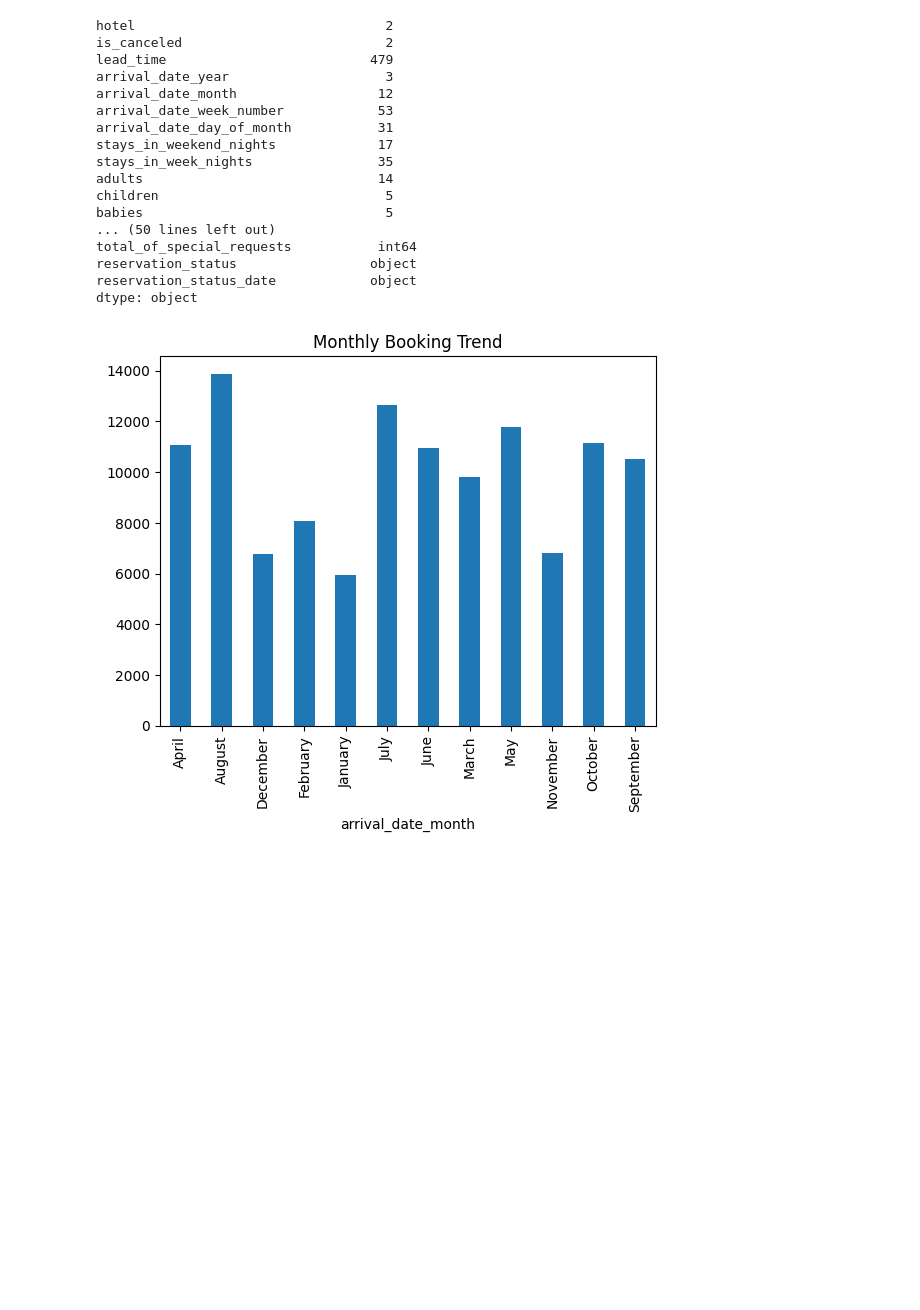
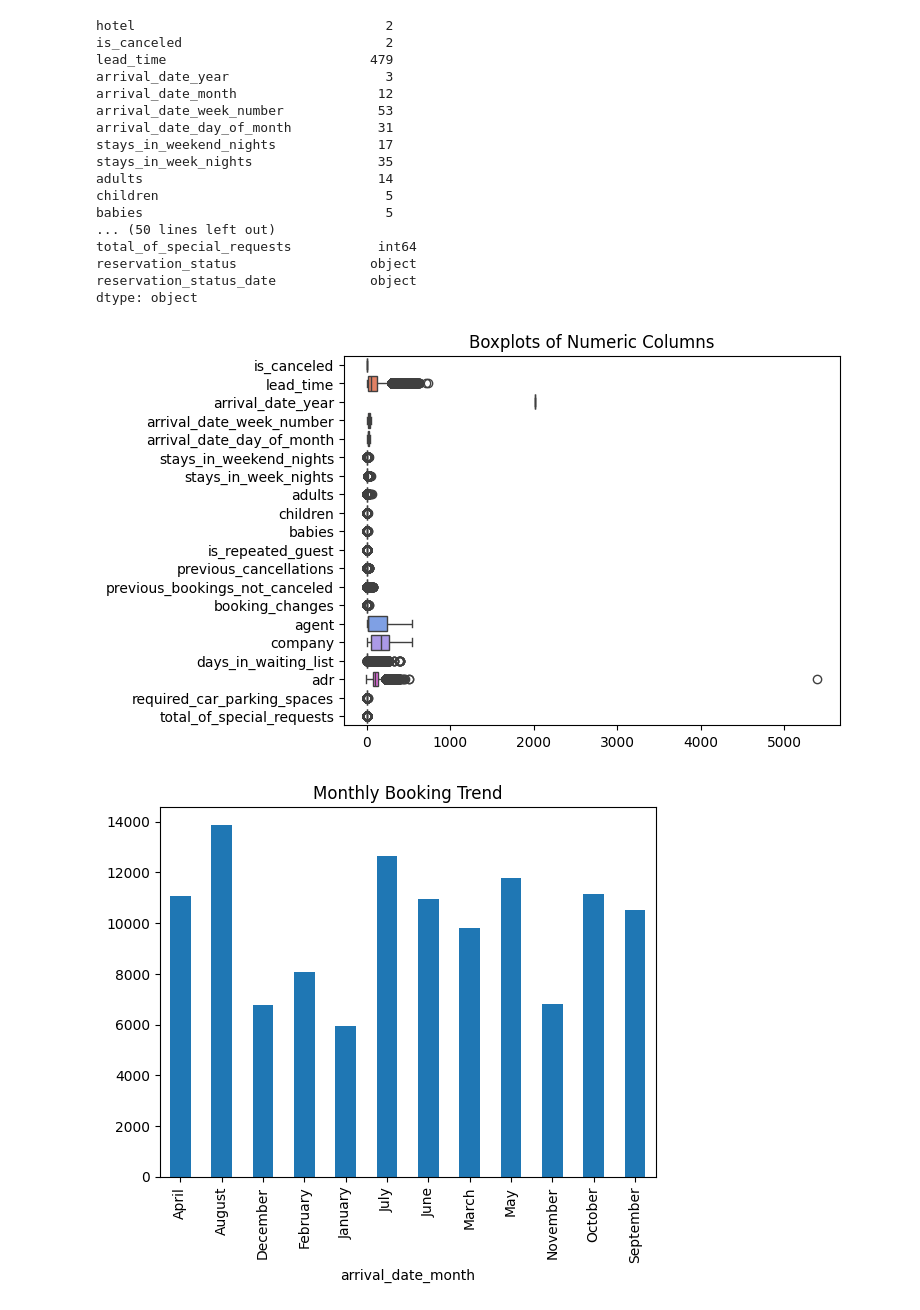
Before and after one commit to eman-asif/Data-Analysis-Project, a Jupyter notebook: HOTEL_BOOKING.ipynb, the cells around one changed output. Drawn from its saved outputs; the diff is of its cells as text; code cells hidden in the pictures; blank space fills up the shorter version.

```diff
--- a/HOTEL_BOOKING.ipynb
+++ b/HOTEL_BOOKING.ipynb
@@ -113,6 +145,9 @@ for col in numerical_cols:
 [figure]
 [figure]
 ... (8 outputs left out)
+# %%
+data.duplicated().sum()
+data.drop_duplicates(inplace=True)
 # %%
 print(data.nunique())
 print(data.dtypes)
@@ -134,3 +169,10 @@ total_of_special_requests           int64
 reservation_status                 object
 reservation_status_date            object
 dtype: object
+# %%
+numerical_cols = data.select_dtypes(include=[np.number]).columns
+sns.boxplot(data=data[numerical_cols], orient='h')
+plt.title("Boxplots of Numeric Columns")
+plt.show()
+# %% [output]
+[figure, added]
```
Also changed, not shown: parts of 14 cells of this notebook, 1 other file.
